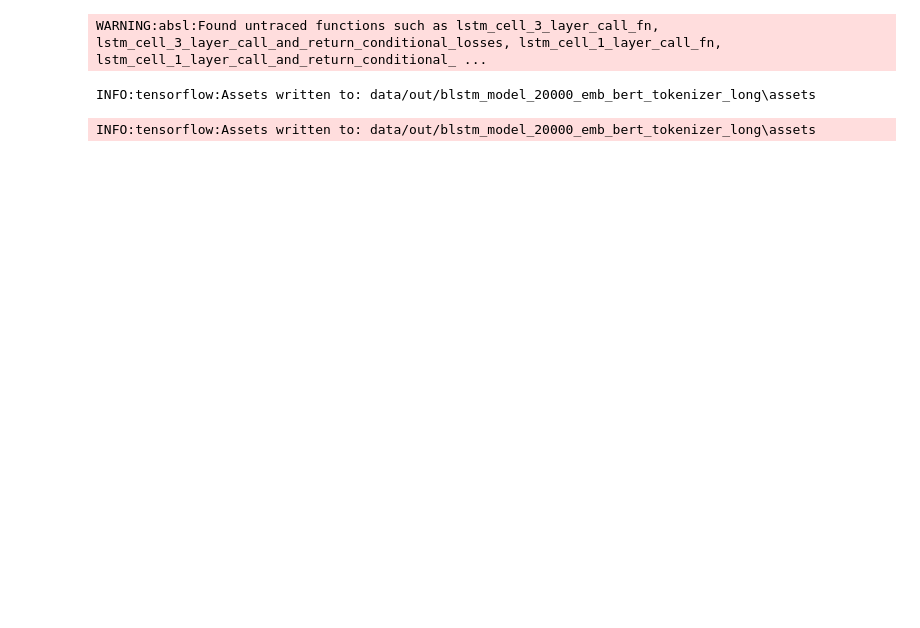
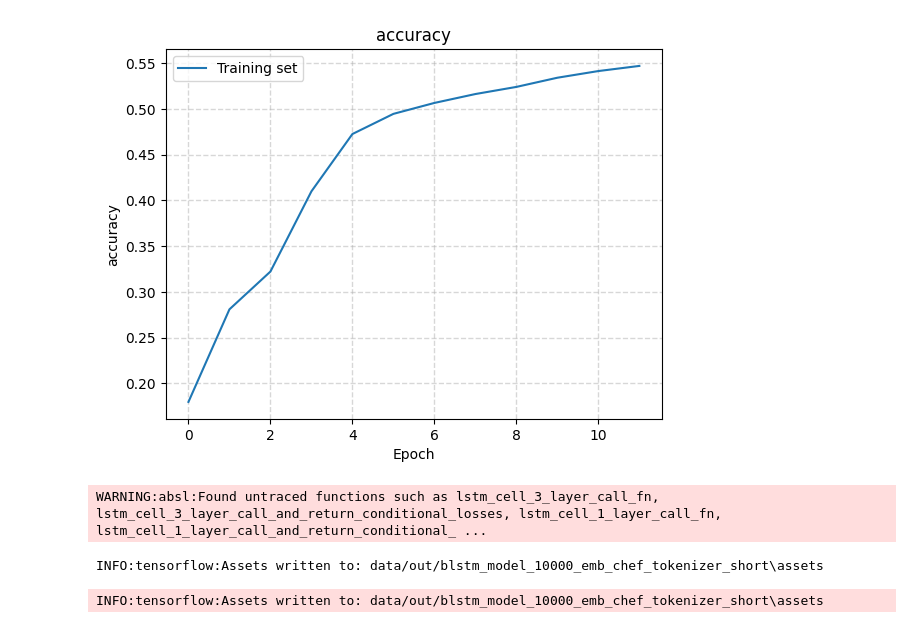
Before and after one commit to viverbungag/Chef-BLSTM, a Jupyter notebook: train.ipynb, the cells around one changed output. Cells and saved outputs as stored; diff of their text form; code cells hidden in the pictures; blank space fills up the shorter version.

```diff
--- a/train.ipynb
+++ b/train.ipynb
@@ -129,6 +136,10 @@ render_training_history(history)
+# %%
+render_training_history(history, 'accuracy')
+# %% [output]
+[figure, added]
 # %%
-model_emb.save("data/out/blstm_model_{NUMBER_OF_RECIPES}_emb_chef_tokenizer_long")
+model_emb.save(f'data/out/blstm_model_{number_of_recipes}_emb_chef_tokenizer_short')
 # %% [output]
 WARNING:absl:Found untraced functions such as lstm_cell_3_layer_call_fn, lstm_cell_3_layer_call_and_return_conditional_losses, lstm_cell_1_layer_call_fn, lstm_cell_1_layer_call_and_return_conditional_ ...
-INFO:tensorflow:Assets written to: data/out/blstm_model_20000_emb_bert_tokenizer_long\assets
+INFO:tensorflow:Assets written to: data/out/blstm_model_10000_emb_chef_tokenizer_short\assets
-INFO:tensorflow:Assets written to: data/out/blstm_model_20000_emb_bert_tokenizer_long\assets
+INFO:tensorflow:Assets written to: data/out/blstm_model_10000_emb_chef_tokenizer_short\assets
```
Also changed, not shown: parts of 12 cells of this notebook, 14 other files.
